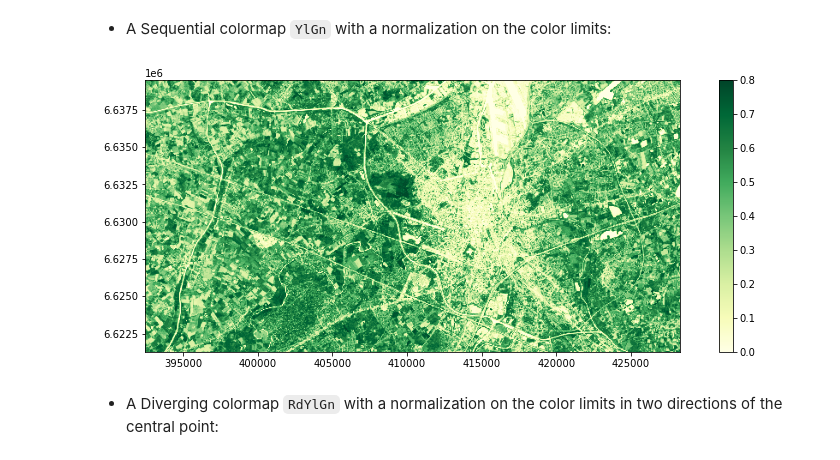
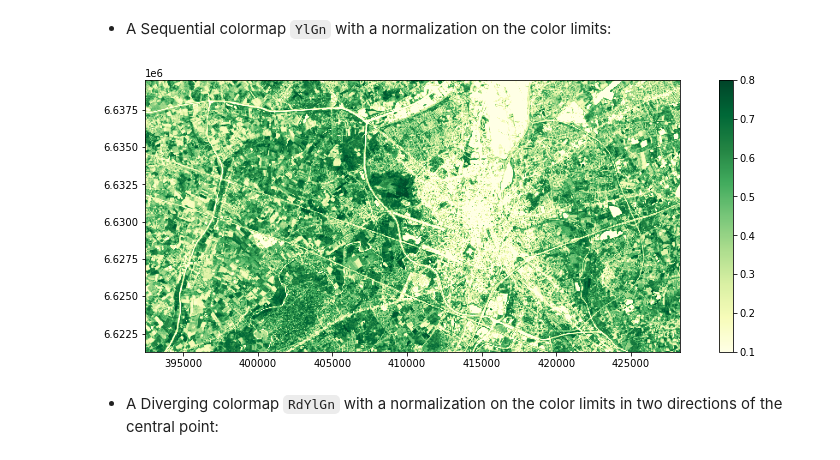
Before and after one commit to jorisvandenbossche/DS-python-geospatial, a Jupyter notebook: _solved/11-numpy.ipynb, the cells around one changed output. Saved outputs shown, nothing was run; the diff lists cells and outputs as text; code cells hidden in the pictures.

```diff
--- a/_solved/11-numpy.ipynb
+++ b/_solved/11-numpy.ipynb
@@ -705,12 +705,12 @@ Using a Matplotlib norm to adjust colormap influence on image https://matplotlib
 # %% [markdown]
 - A Sequential colormap `YlGn` with a normalization on the color limits:
 # %%
-div_norm = mcolors.Normalize(0, 0.8)
+div_norm = mcolors.Normalize(0.1, 0.8)
 fig, ax = plt.subplots(figsize=(14, 5))
 ll = ax.imshow(ndvi, cmap="YlGn", extent=b4_extent, norm=div_norm)
 fig.colorbar(ll);
 # %% [output]
-[figure, old version]
+[figure, new version]
 # %% [markdown]
 - A Diverging colormap `RdYlGn` with a normalization on the color limits in two directions of the central point:
 # %%
```
Also changed, not shown: 1 other file.
